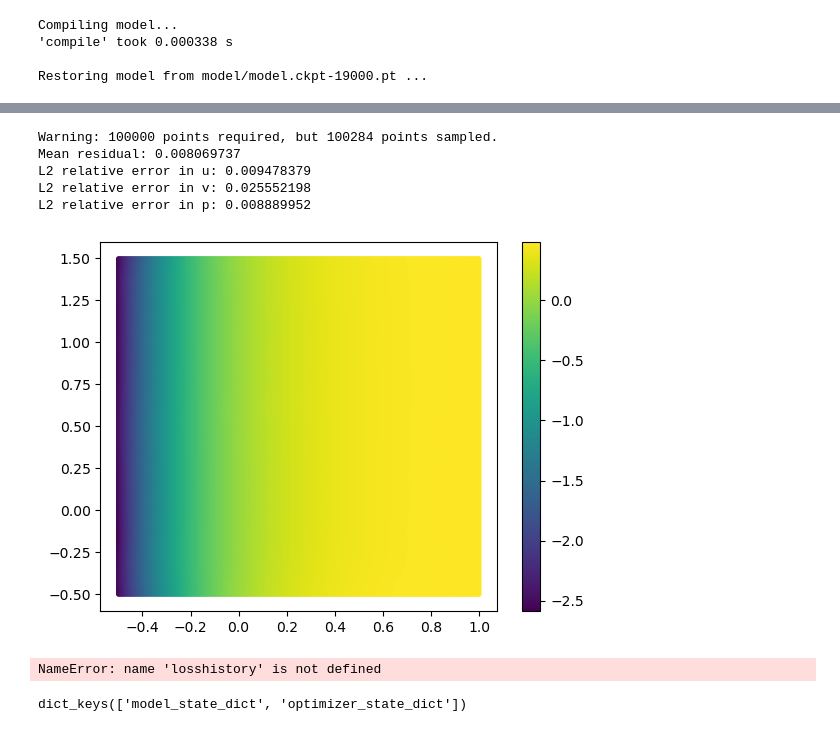
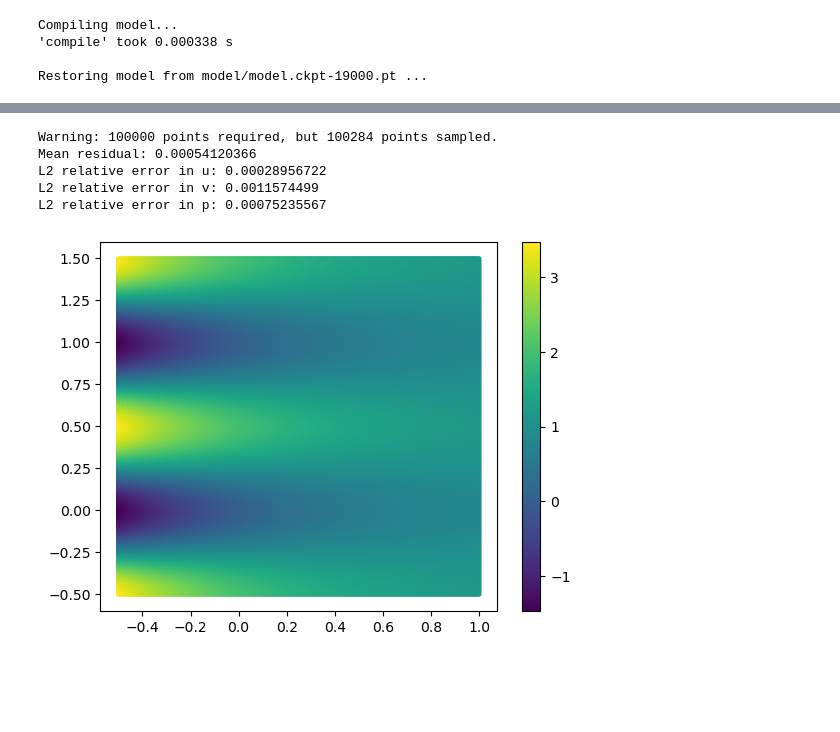
Before and after one commit to sedykh-ag/kovasznay, a Jupyter notebook: one_Re.ipynb, the cells around one changed output, grey strips where cells are left out. Saved outputs shown, nothing was run; the diff lists cells and outputs as text; code cells hidden in the pictures; blank space fills up the shorter version.

```diff
--- a/one_Re.ipynb
+++ b/one_Re.ipynb
@@ -104,0 +114,3 @@ Epoch 1: train loss improved from inf to 5.38e+00, saving model to model/model.c
+# %%
+model.compile("L-BFGS")
+losshistory, train_state = model.train()
@@ -129,17 +162,13 @@ print("L2 relative error in v:", l2_difference_v)
 print("L2 relative error in p:", l2_difference_p)
 # %% [output]
 Warning: 100000 points required, but 100284 points sampled.
-Mean residual: 0.008069737
-L2 relative error in u: 0.009478379
-L2 relative error in v: 0.025552198
-L2 relative error in p: 0.008889952
+Mean residual: 0.00054120366
+L2 relative error in u: 0.00028956722
+L2 relative error in v: 0.0011574499
+L2 relative error in p: 0.00075235567
 # %%
-plt.scatter(X[:, 0], X[:, 1], c=p_pred, s=5)
+plt.scatter(X[:, 0], X[:, 1], c=u_pred, s=5)
 plt.colorbar()
 plt.show()
 # %% [output]
-[figure, old version]
+[figure, new version]
-# %%
-plt.plot(losshistory)
-# %% [output]
-NameError: name 'losshistory' is not defined
@@ -148,4 +174,0 @@ ckpt = torch.load("model/model.ckpt-19000.pt")
-# %%
-ckpt.keys()
-# %% [output]
-dict_keys(['model_state_dict', 'optimizer_state_dict'])
```
Also changed, not shown: parts of 4 cells of this notebook, 29 other files.
